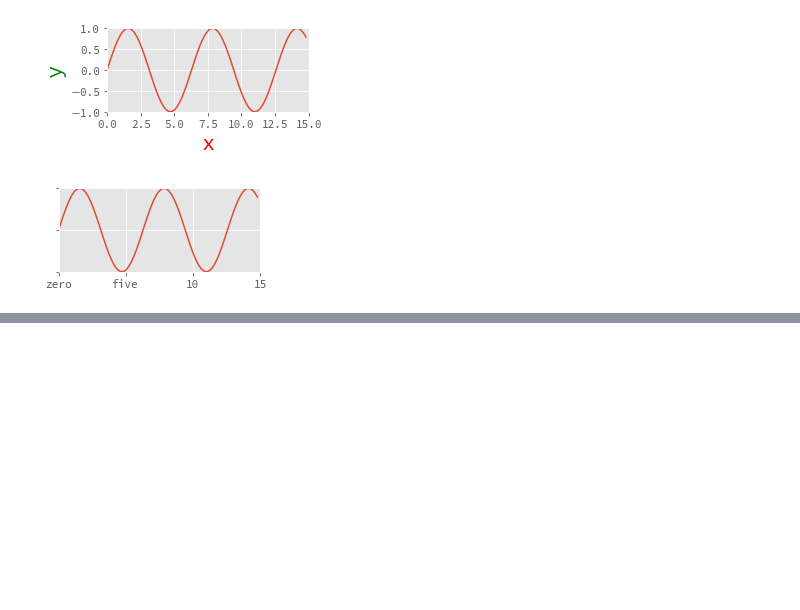
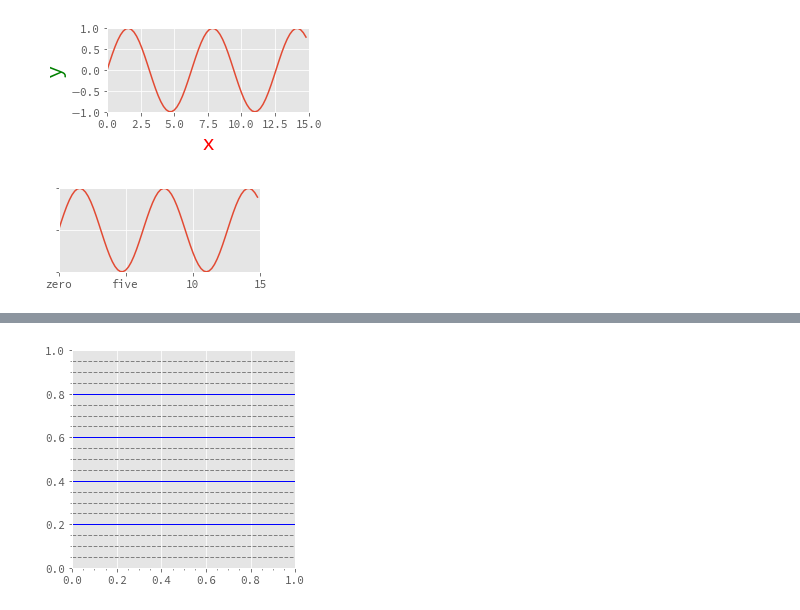
Before and after one commit to ikki02/Python, a Jupyter notebook: JupyterNotebook - Matplotlib/Matplotlib2.ipynb, the cells around one changed output, grey strips where cells are left out. Drawn from its saved outputs; the diff is of its cells as text; code cells hidden in the pictures; blank space fills up the shorter version.

```diff
--- a/JupyterNotebook - Matplotlib/Matplotlib2.ipynb
+++ b/JupyterNotebook - Matplotlib/Matplotlib2.ipynb
@@ -733,0 +792,14 @@ plt.show()
+# %%
+# 詳細設定
+fig = plt.figure(figsize=(4, 4))
+ax = fig.add_subplot(111)
+
+# 補助目盛の描画
+ax.minorticks_on()
+
+# 目盛線の描画
+ax.grid(which='major', axis='y', color='blue', linestyle='-', linewidth=1)
+ax.grid(which='minor', axis='y', color='grey', linestyle='--', linewidth=1)
+plt.show()
+# %% [output]
+[figure, added]
```
Also changed, not shown: parts of 13 cells of this notebook, 2 other files.
